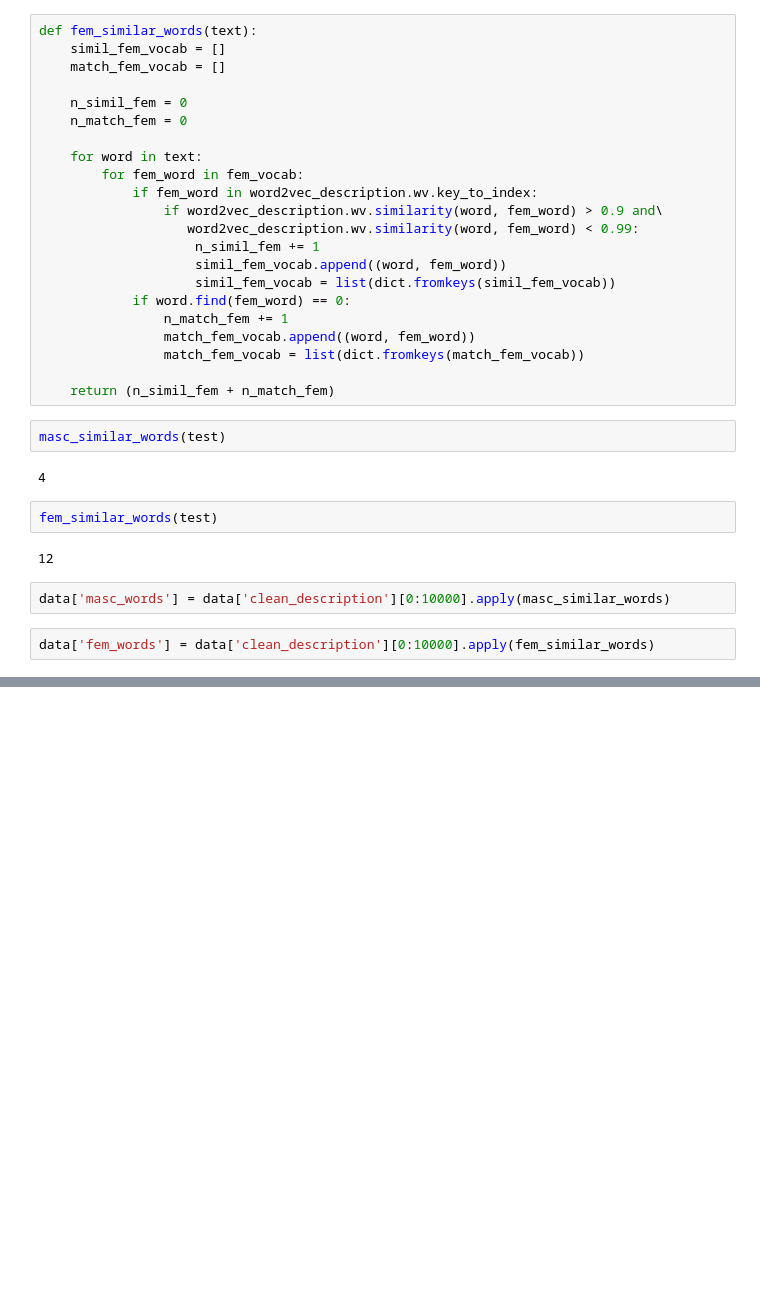
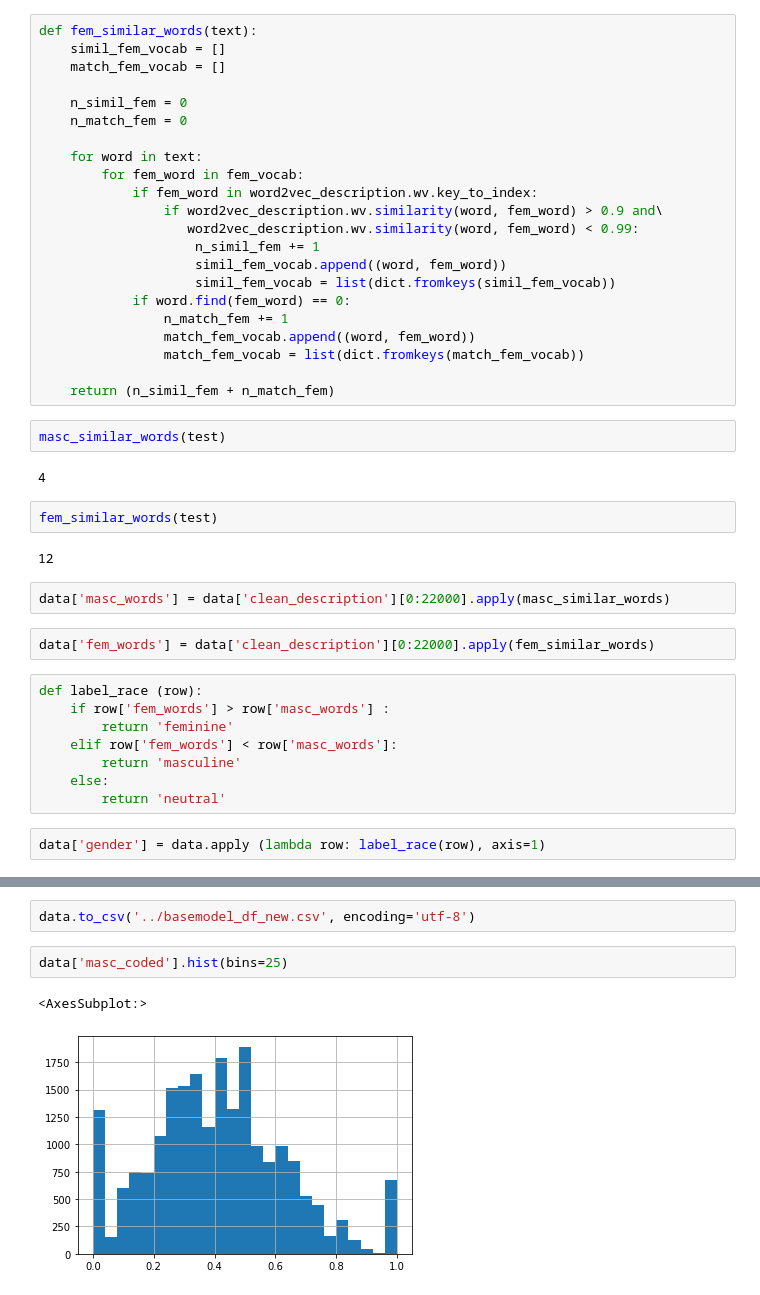
Before and after one commit to reneSalmon/fairjobs, a Jupyter notebook: notebooks/basemodel.ipynb, the cells around one changed output, grey strips where cells are left out. Drawn from its saved outputs; the diff is of its cells as text; blank space fills up the shorter version.

Commit message:
basemodel with another approach

```diff
--- a/notebooks/basemodel.ipynb
+++ b/notebooks/basemodel.ipynb
@@ -260,9 +260,19 @@ fem_similar_words(test)
 # %% [output]
 12
 # %%
-data['masc_words'] = data['clean_description'][0:10000].apply(masc_similar_words)
+data['masc_words'] = data['clean_description'][0:22000].apply(masc_similar_words)
 # %%
-data['fem_words'] = data['clean_description'][0:10000].apply(fem_similar_words)
+data['fem_words'] = data['clean_description'][0:22000].apply(fem_similar_words)
+# %%
+def label_race (row):
+    if row['fem_words'] > row['masc_words'] :
+        return 'feminine'
+    elif row['fem_words'] < row['masc_words']:
+        return 'masculine'
+    else:
+        return 'neutral'
+# %%
+data['gender'] = data.apply (lambda row: label_race(row), axis=1)
 # %%
 data['masc_coded'] = data['masc_words']/(data['masc_words'] + data['fem_words'])
 data['fem_coded'] = data['fem_words']/(data['masc_words'] + data['fem_words'])
@@ -269,0 +294,7 @@ data[0:100].round(2)
+# %%
+data.to_csv('../basemodel_df_new.csv', encoding='utf-8')
+# %%
+data['masc_coded'].hist(bins=25)
+# %% [output]
+<AxesSubplot:>
+[figure, added]
```
Also changed, not shown: parts of 11 cells of this notebook, 1 other file.
